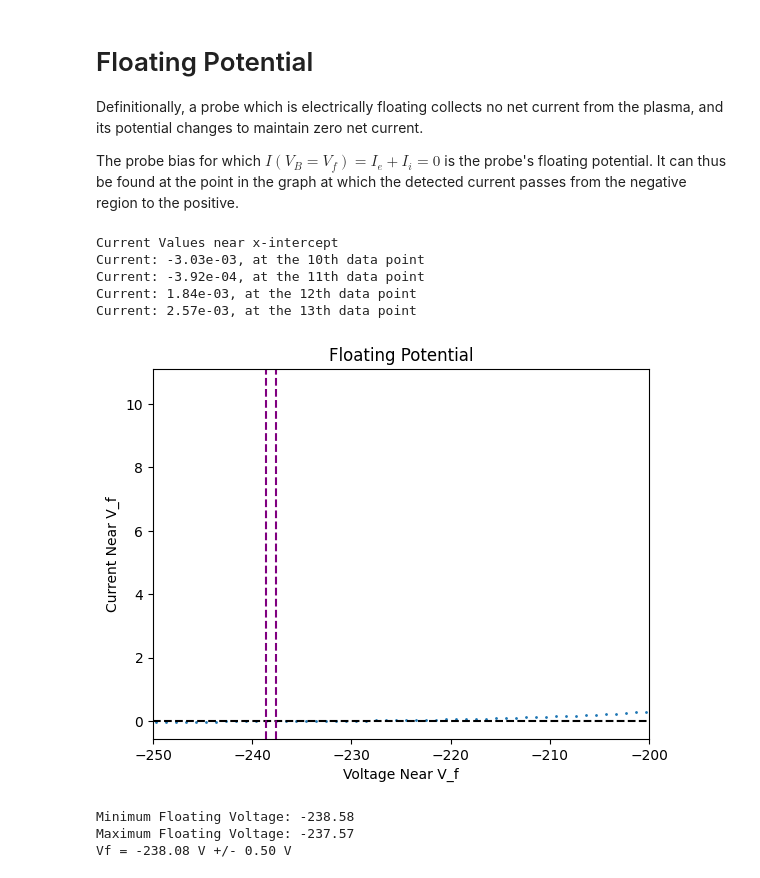
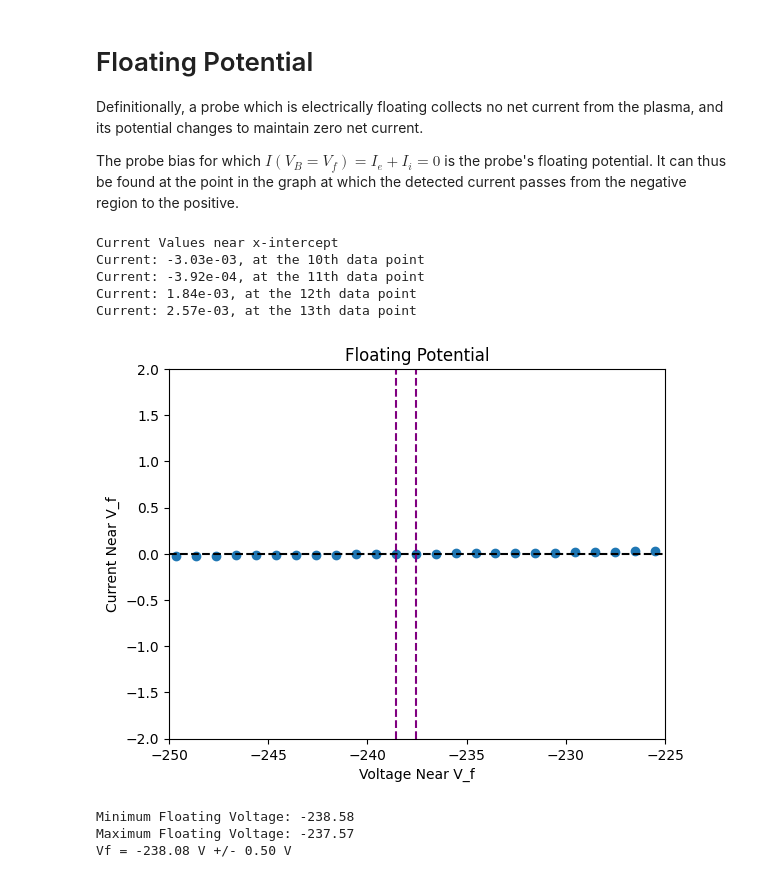
Before and after one commit to maraMaraschino/Adv-Lab, a Jupyter notebook: Langmuir Probe Experiment/langmuir_probe.ipynb, the cells around one changed output. Cells and saved outputs as stored; diff of their text form; code cells hidden in the pictures.

```diff
--- a/Langmuir Probe Experiment/langmuir_probe.ipynb
+++ b/Langmuir Probe Experiment/langmuir_probe.ipynb
@@ -111,33 +111,35 @@ The probe bias for which $I(V_B = V_f) = I_e + I_i = 0$ is the probe's floating
 # %%
 # Finding the floating potential
 # Sweep through the left side of the average data and find the intercept point
 # Narrowing in on the y-intercept
 print(f'Current Values near x-intercept')
 for i, point in enumerate(y_avg[11:15]):
     print(f"Current: {point:.2e}, at the {i+10}th data point")
 V_f1_min = x_avg[12]
 V_f1_max = x_avg[13]
 plt.figure()
 plt.axhline(y=0, color='black', linestyle='--')
 plt.axvline(x=V_f1_min, color='purple', linestyle='--')
 plt.axvline(x=V_f1_max, color='purple', linestyle='--')
-plt.xlim(-250, -200)
+plt.xlim(-250, -225)
+plt.ylim(-2,2)
 plt.ylabel('Current Near V_f')
 plt.xlabel('Voltage Near V_f')
 plt.title('Floating Potential')
-plt.scatter(x_avg, y_avg, s=1)
+plt.scatter(x_avg, y_avg)
+plt.savefig('Floating Potential.png')
 plt.show()
 
 print(f'Minimum Floating Voltage: {V_f1_min:.2f}')
 print(f'Maximum Floating Voltage: {V_f1_max:.2f}')
 print(f'Vf = {(V_f1_max + V_f1_min)/2:.2f} V +/- {abs(V_f1_max-V_f1_min)/2:.2f} V')
 # %% [output]
 Current Values near x-intercept
 Current: -3.03e-03, at the 10th data point
 Current: -3.92e-04, at the 11th data point
 Current: 1.84e-03, at the 12th data point
 Current: 2.57e-03, at the 13th data point
-[figure, old version]
+[figure, new version]
 Minimum Floating Voltage: -238.58
 Maximum Floating Voltage: -237.57
 Vf = -238.08 V +/- 0.50 V
```
Also changed, not shown: parts of 2 cells of this notebook, 2 other files.
